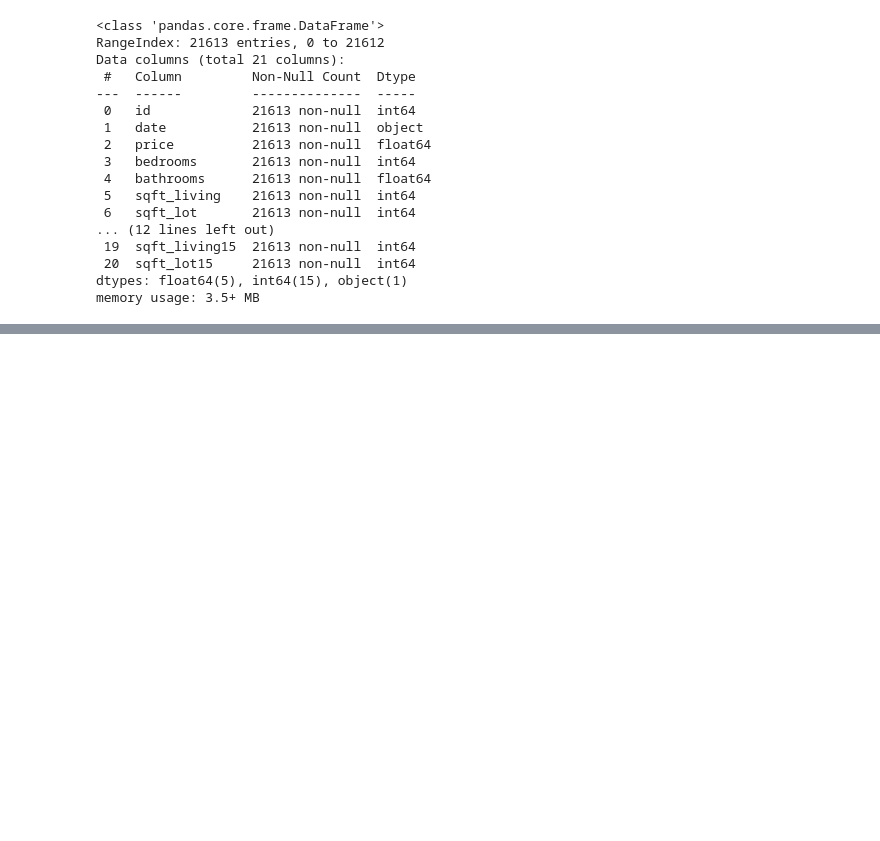
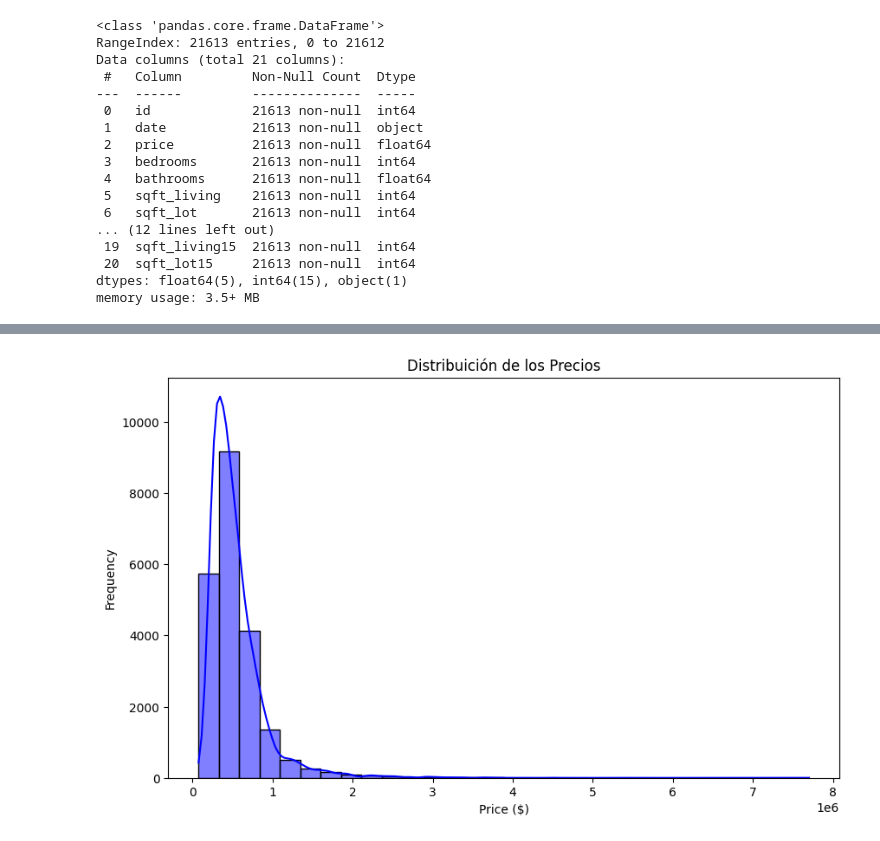
Before and after one commit to ndeleonardis/DataSetNoeliaDeLeonardis, a Jupyter notebook: DataSet_Noelia_De_Leonardis.ipynb, the cells around one changed output, grey strips where cells are left out. Cells and saved outputs as stored; diff of their text form; code cells hidden in the pictures; blank space fills up the shorter version.

```diff
--- a/DataSet_Noelia_De_Leonardis.ipynb
+++ b/DataSet_Noelia_De_Leonardis.ipynb
@@ -66,3 +67,13 @@ df.describe ()
 | 50% | 3.904930e+09 | 4.500000e+05 | 3.000000 | 2.250000 | 1910.000000 | 7.618000e+03 | 1.500000 | 0.000000 | 0.000000 | 3.000000 | ... |
 | 75% | 7.308900e+09 | 6.450000e+05 | 4.000000 | 2.500000 | 2550.000000 | 1.068800e+04 | 2.000000 | 0.000000 | 0.000000 | 4.000000 | ... |
 | max | 9.900000e+09 | 7.700000e+06 | 33.000000 | 8.000000 | 13540.000000 | 1.651359e+06 | 3.500000 | 1.000000 | 4.000000 | 5.000000 | ... |
+# %%
+# Visualización 1: Distribuición de los Precios
+plt.figure(figsize=(10, 6))
+sns.histplot(df['price'], bins=30, color='blue', kde=True)
+plt.xlabel('Price ($)')
+plt.ylabel('Frequency')
+plt.title('Distribuición de los Precios')
+plt.show()
+# %% [output]
+[figure, added]
```
Also changed, not shown: parts of 1 cell of this notebook.
